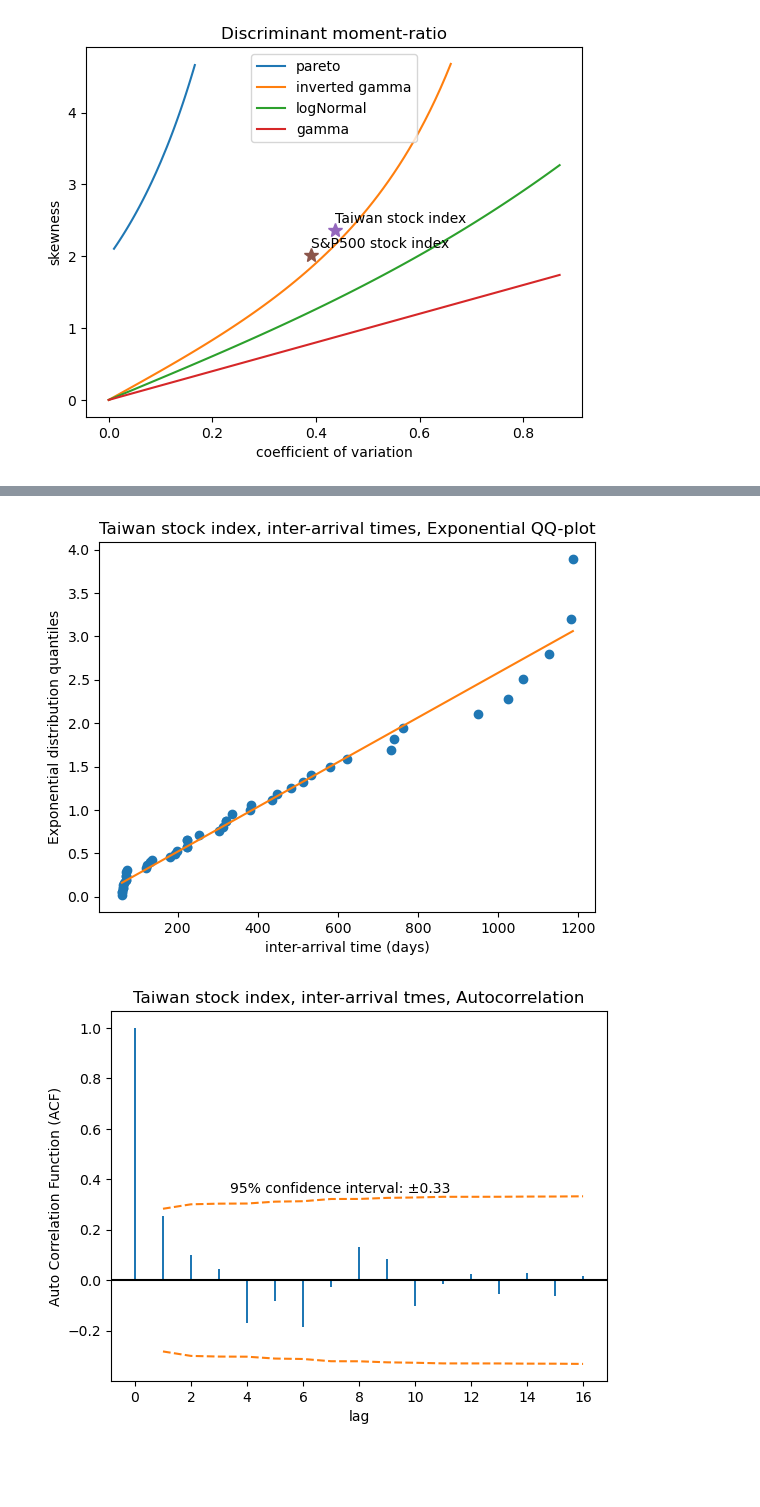
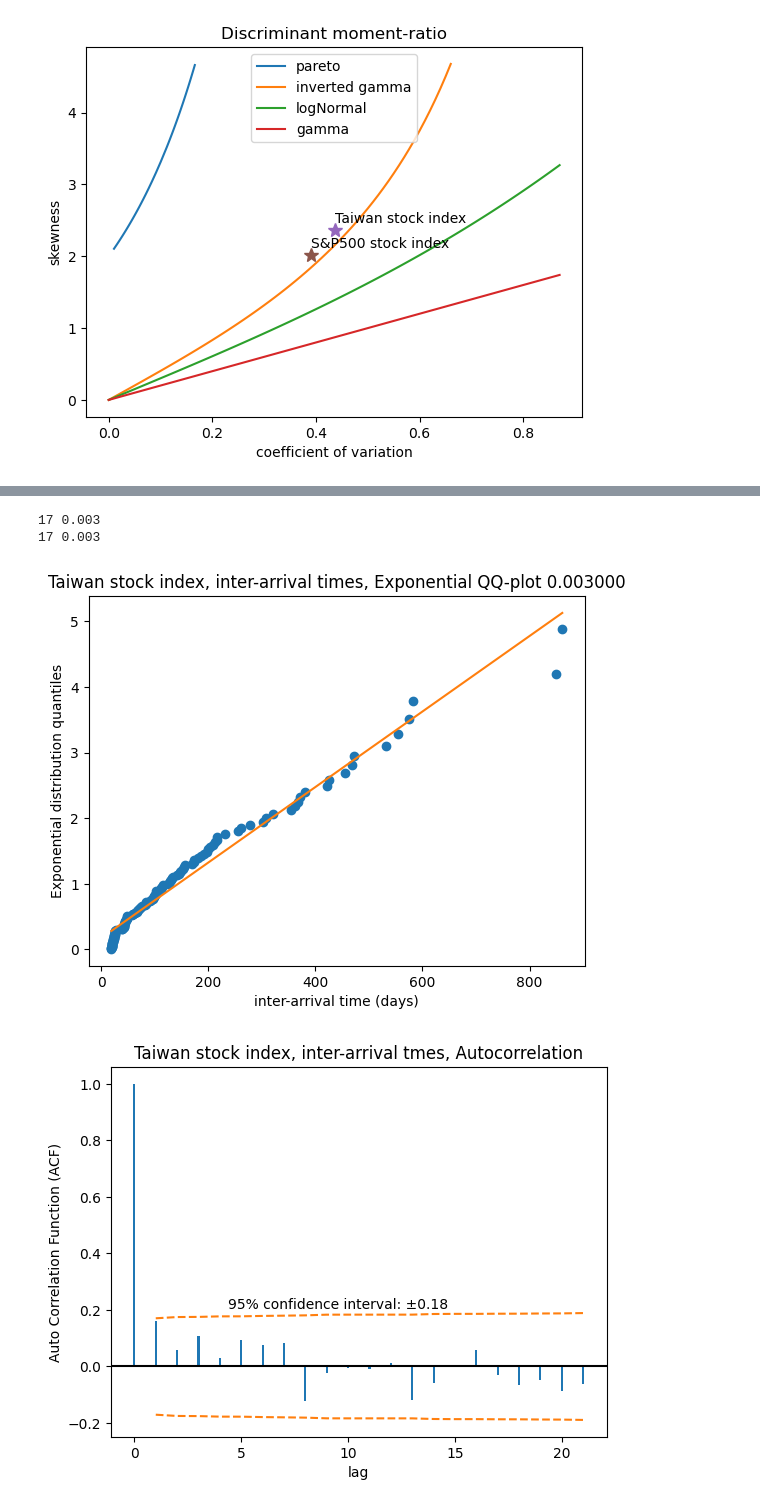
Before and after one commit to fumin/fumin.github.io, a Jupyter notebook: notes/statistics/taiex.ipynb, the cells around one changed output, grey strips where cells are left out. Cells and saved outputs as stored; diff of their text form; code cells hidden in the pictures; blank space fills up the shorter version.

```diff
--- a/notes/statistics/taiex.ipynb
+++ b/notes/statistics/taiex.ipynb
@@ -445,7 +486,7 @@ def analyzeME(analysis):
         eu = np.sum(larger-u) / len(larger)
         excess.append(eu)
 
-    lastRemoveN = 2
+    lastRemoveN = 3
     u = orderedStats[:len(orderedStats)-lastRemoveN]
     eu = np.array(excess)[:len(excess)-lastRemoveN]
     print(len(u), len(eu))
@@ -460,14 +501,14 @@ def analyzeME(analysis):
 analysis = Analysis()
 analysis.name = "Taiwan stock index"
 analysis.fpath = "taiex.csv"
-analysis.lag = 50
-analysis.tailCutoff = 0.002
+analysis.lag = 17
+analysis.tailCutoff = 0.003
 analyzeME(analysis)
 
 analysis = Analysis()
 analysis.name = "S&P500 stock index"
 analysis.fpath = "sp500.csv"
-analysis.lag = 50
-analysis.tailCutoff = 0.0015
+analysis.lag = 17
+analysis.tailCutoff = 0.003
 analyzeME(analysis)
 # %% [output]
@@ -622,9 +664,7 @@ def getData(analysis):
     return df
 
 
-def analyzeArrival(analysis):
-    df = getData(analysis)
-
+def analyzeArrival(analysis, df):
     # Compute inter-arrival times
     df["days"] = (df.date - df.date.shift(1)).dt.days
     df = df.iloc[1:]
@@ -632,6 +672,7 @@ def analyzeArrival(analysis):
     # Compute quantiles
     df = df.sort_values(by="days", ascending=True)
     df["q"] = df.days.rank(pct=True, method="average")
+    df["q"] = (np.arange(len(df))+1)/len(df)
     df = df.iloc[:-1]
 
     # Compute theory
@@ -645,7 +686,11 @@ def analyzeArrival(analysis):
 def analyzeArrivalTime(ass):
     records = []
     for analysis in ass:
-        rcs = analyzeArrival(analysis)
+        print(analysis.lag, analysis.tailCutoff)
+        df = getData(analysis)
+        if len(df) < 10:
+            continue
+        rcs = analyzeArrival(analysis, df)
         records.append(rcs)
 
     for i, rcs in enumerate(records):
@@ -660,7 +705,7 @@ def analyzeArrivalTime(ass):
         ax.plot(rcs.days.to_numpy(), rcs.exponLin.to_numpy())
         #ax.legend()
         #ax.set_xscale("log")
-        ax.set_title("%s, inter-arrival times, Exponential QQ-plot"%(analysis.name,))
+        ax.set_title("%s, inter-arrival times, Exponential QQ-plot %f"%(analysis.name, analysis.tailCutoff))
         ax.set_xlabel("inter-arrival time (days)")
         ax.set_ylabel("Exponential distribution quantiles")
 
@@ -670,48 +715,51 @@ def analyzeArrivalTime(ass):
 
             acs1 = [vs.autocorr(i) for i in range(int(10*np.log10(len(vs))))]
             confidence = 95
             interval1 = scipy.stats.norm.ppf(1 - (1-confidence/100.0) / 2.0) * np.sqrt(1/len(vs)) * np.ones(len(acs1))
 
             acs2, confint, qstat, pvals = statsmodels.tsa.stattools.acf(vs, alpha=1-confidence/100.0, qstat=True, fft=True)
             #print(acs2, confint, qstat, pvals)
             interval2 = (confint[1:, 1] - confint[1:, 0])/2
 
 
             fig, ax = plt.subplots(1, 1)
             #ax.axhline(interval, linestyle="--", color="C1")
             #ax.axhline(-interval, linestyle="--", color="C1")
             ax.plot(np.arange(1, len(acs2), 1), interval2, linestyle="--", color="C1")
             ax.plot(np.arange(1, len(acs2), 1), -interval2, linestyle="--", color="C1")
             #ax.plot(np.arange(0, len(acs1), 1), acs1, "o")
             ax.axhline(0, linestyle="-", color="black")
             ax.bar(np.arange(0, len(acs2), 1), acs2, width=0.1)
             itv = interval2[int(len(interval2)/2)]
             ax.text(len(acs2)/5, itv+0.02, ("%d%% confidence interval: ±%.2f"%(confidence, itv)))
             ax.set_title("%s, %s, Autocorrelation"%(analysis.name, q["name"]))
             ax.set_xlabel("lag")
             ax.set_ylabel("Auto Correlation Function (ACF)")
 
 
 ass = []
-lag = 50
-for isPositive in (False,):
-    analysis = Analysis()
-    analysis.name = "Taiwan stock index"
-    analysis.fpath = "taiex.csv"
-    analysis.lag = lag
-    analysis.tailCutoff = 0.002
-    analysis.positive = isPositive
-    ass.append(analysis)
+lag = 17
+for tailCutoff in [0.003]: # np.arange(0.0005, 0.01, 0.0005):
+    for isPositive in (False,):
+        analysis = Analysis()
+        analysis.name = "Taiwan stock index"
+        analysis.fpath = "taiex.csv"
+        analysis.lag = lag
+        analysis.tailCutoff = tailCutoff
+        analysis.positive = isPositive
+        ass.append(analysis)
 
-    analysis = Analysis()
-    analysis.name = "S&P500 stock index"
-    analysis.fpath = "sp500.csv"
-    analysis.lag = lag
-    analysis.tailCutoff = 0.001
-    analysis.positive = isPositive
-    ass.append(analysis)
+        analysis = Analysis()
+        analysis.name = "S&P500 stock index"
+        analysis.fpath = "sp500.csv"
+        analysis.lag = lag
+        analysis.tailCutoff = tailCutoff
+        analysis.positive = isPositive
+        ass.append(analysis)
 
 analyzeArrivalTime(ass)
 # %% [output]
+17 0.003
+17 0.003
-[figure, old version]
+[figure, new version]
-[figure, old version]
+[figure, new version]
```
Also changed, not shown: parts of 5 cells of this notebook.
